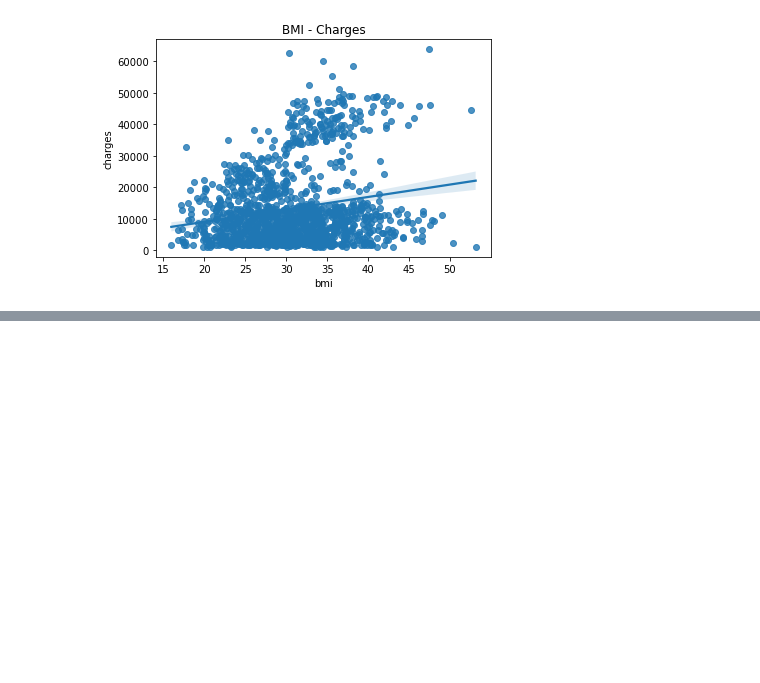
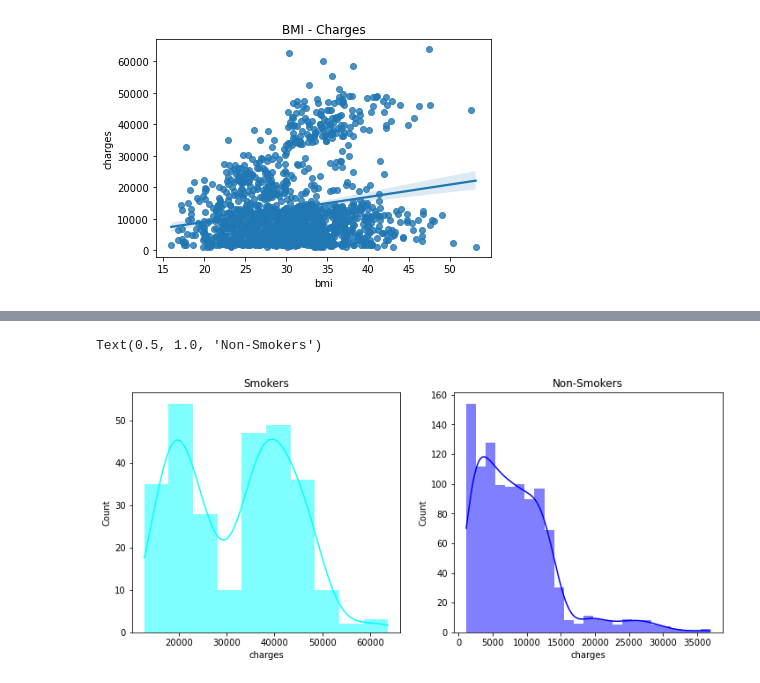
Before and after one commit to Shekswess/Medical-Insurance-Cost, a Jupyter notebook: notebook.ipynb, the cells around one changed output, grey strips where cells are left out. Drawn from its saved outputs; the diff is of its cells as text; code cells hidden in the pictures; blank space fills up the shorter version.

```diff
--- a/notebook.ipynb
+++ b/notebook.ipynb
@@ -184,0 +215,15 @@ plt.show()
+# %%
+# Distribition of the charges between smokers and non-smokers
+
+plot = plt.figure(figsize=(12,5))
+
+ax = plot.add_subplot(121)
+sns.histplot(df_region[df_region.smoker == 1] ['charges'], color='cyan', ax=ax, kde=True, linewidth=0)
+ax.set_title('Smokers')
+
+ax = plot.add_subplot(122)
+sns.histplot(df_region[df_region.smoker == 0] ['charges'], color='blue', ax=ax, kde=True, linewidth=0)
+ax.set_title('Non-Smokers')
+# %% [output]
+Text(0.5, 1.0, 'Non-Smokers')
+[figure, added]
```
Also changed, not shown: parts of 3 cells of this notebook.
